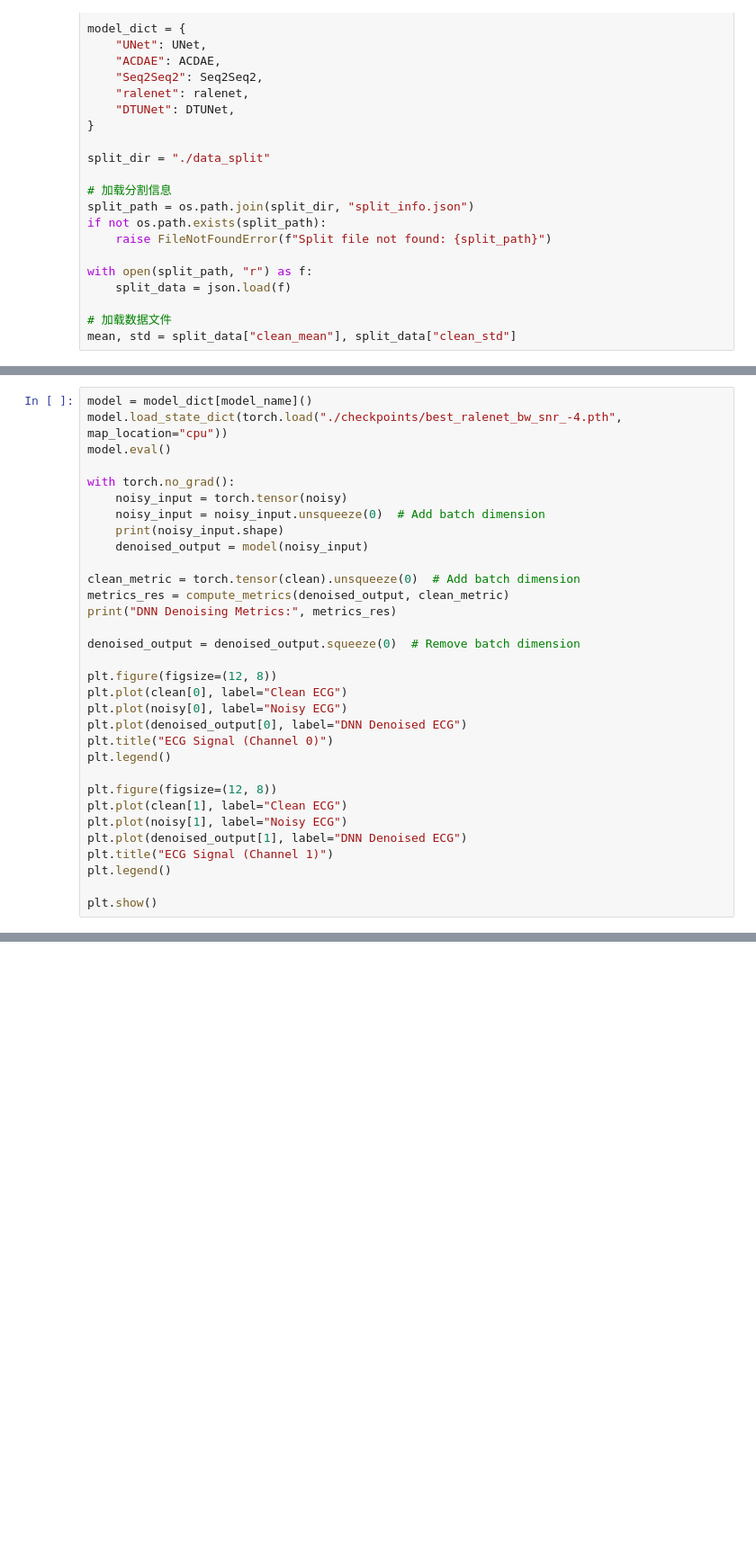
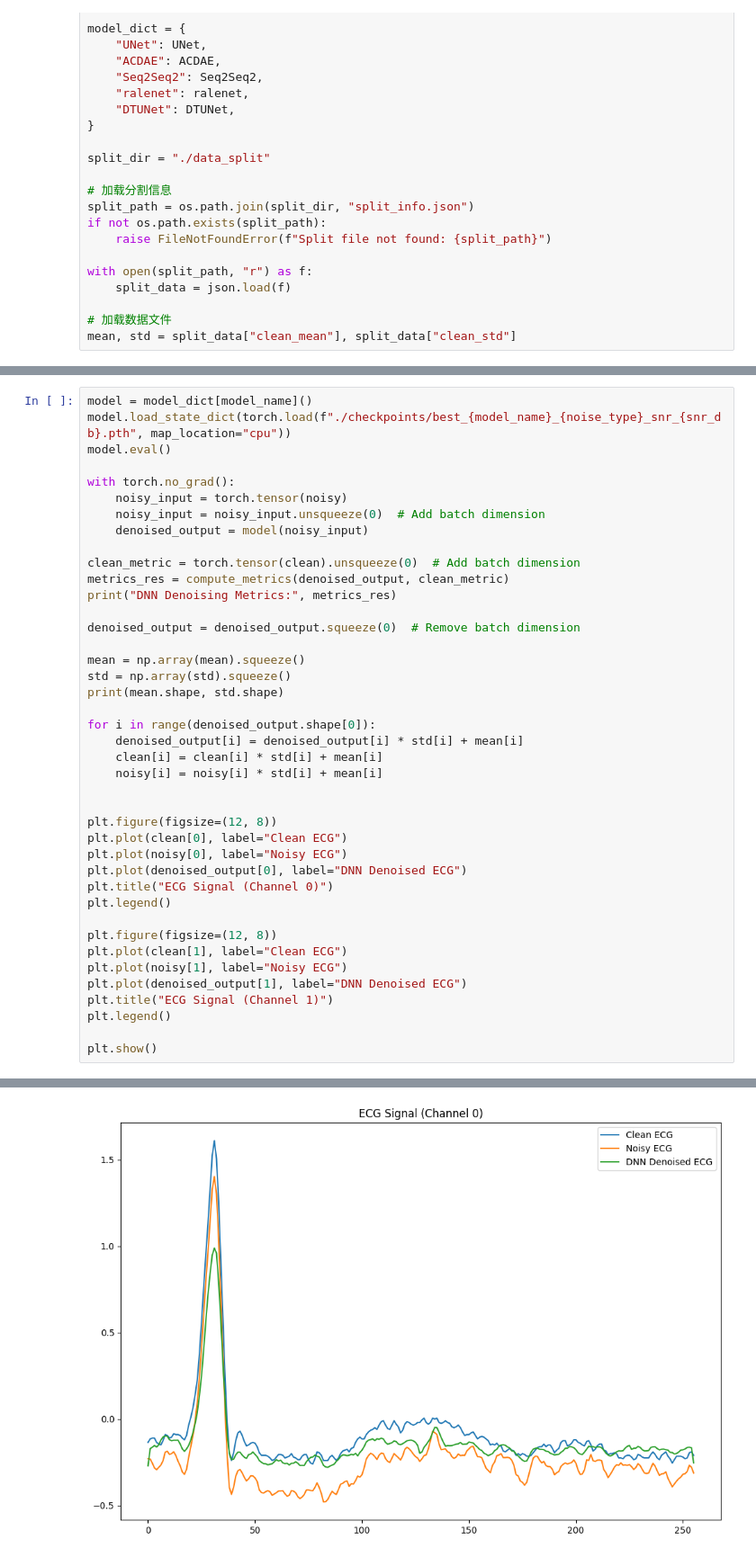
Before and after one commit to mallocobject/AGS-UNet, a Jupyter notebook: main.ipynb, the cells around one changed output, grey strips where cells are left out. Shown: that part at 90% size. Saved outputs shown, nothing was run; the diff lists cells and outputs as text; blank space fills up the shorter version.

```diff
--- a/main.ipynb
+++ b/main.ipynb
@@ -66,12 +68,11 @@ plt.show()
 # %%
 model = model_dict[model_name]()
-model.load_state_dict(torch.load("./checkpoints/best_ralenet_bw_snr_-4.pth", map_location="cpu"))
+model.load_state_dict(torch.load(f"./checkpoints/best_{model_name}_{noise_type}_snr_{snr_db}.pth", map_location="cpu"))
 model.eval()
 
 with torch.no_grad():
 	noisy_input = torch.tensor(noisy)
 	noisy_input = noisy_input.unsqueeze(0)  # Add batch dimension
-	print(noisy_input.shape)
 	denoised_output = model(noisy_input)
 
 clean_metric = torch.tensor(clean).unsqueeze(0)  # Add batch dimension
@@ -79,6 +80,16 @@ metrics_res = compute_metrics(denoised_output, clean_metric)
 print("DNN Denoising Metrics:", metrics_res)
 
 denoised_output = denoised_output.squeeze(0)  # Remove batch dimension
+
+mean = np.array(mean).squeeze()
+std = np.array(std).squeeze()
+print(mean.shape, std.shape)
+
+for i in range(denoised_output.shape[0]):
+	denoised_output[i] = denoised_output[i] * std[i] + mean[i]
+	clean[i] = clean[i] * std[i] + mean[i]
+	noisy[i] = noisy[i] * std[i] + mean[i]
+
 
 plt.figure(figsize=(12, 8))
 plt.plot(clean[0], label="Clean ECG")
@@ -95,3 +106,4 @@ plt.title("ECG Signal (Channel 1)")
 plt.legend()
 
 plt.show()
+# %% [output]
@@ -97,0 +112 @@ plt.show()
+[figure, added]
```
Also changed, not shown: parts of 2 cells of this notebook, 23 other files.
